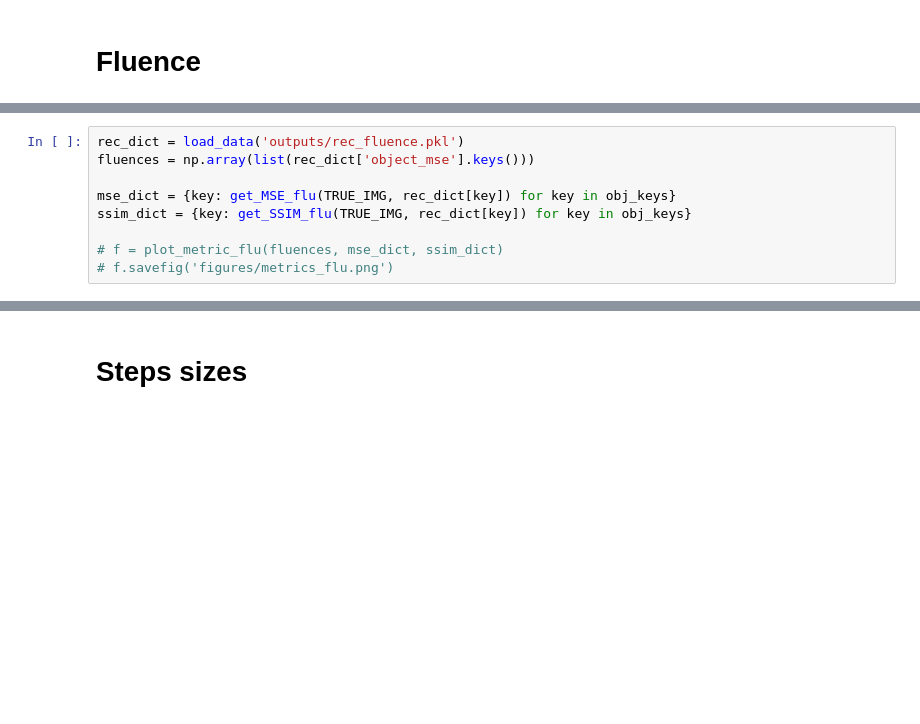
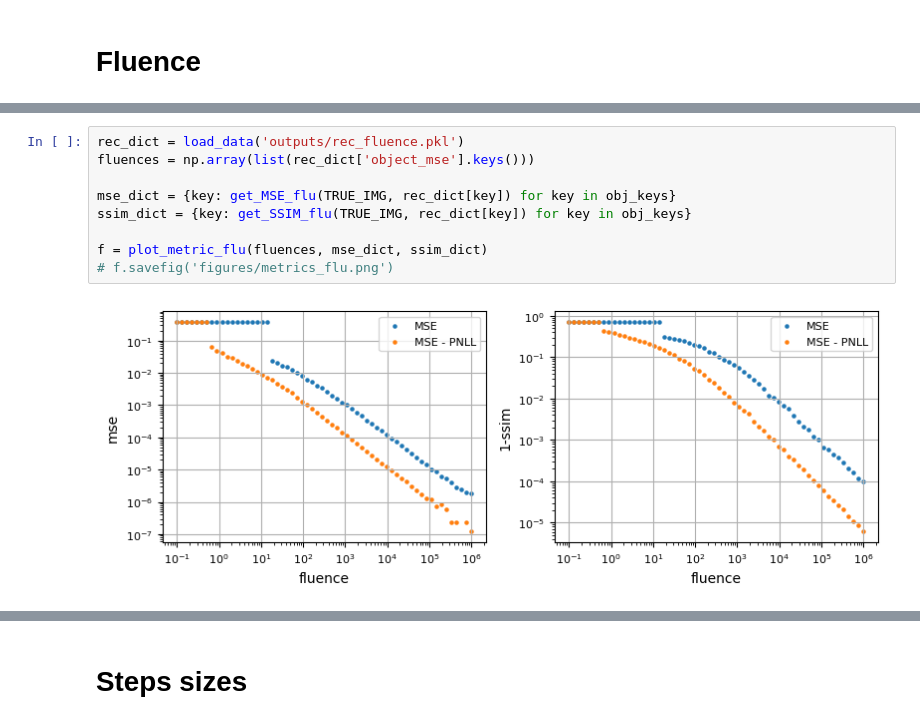
Before and after one commit to raphassaraf/Signal-and-noise-in-ptychographic-imaging, a Jupyter notebook: analysis_final.ipynb, the cells around one changed output, grey strips where cells are left out. Saved outputs shown, nothing was run; the diff lists cells and outputs as text; blank space fills up the shorter version.

```diff
--- a/analysis_final.ipynb
+++ b/analysis_final.ipynb
@@ -91,12 +101,14 @@ f.savefig('figures/initial_diffractions.png', bbox_inches='tight')
 # %%
 rec_dict = load_data('outputs/rec_fluence.pkl')
 fluences = np.array(list(rec_dict['object_mse'].keys()))
 
 mse_dict = {key: get_MSE_flu(TRUE_IMG, rec_dict[key]) for key in obj_keys}
 ssim_dict = {key: get_SSIM_flu(TRUE_IMG, rec_dict[key]) for key in obj_keys}
 
-# f = plot_metric_flu(fluences, mse_dict, ssim_dict)
+f = plot_metric_flu(fluences, mse_dict, ssim_dict)
 # f.savefig('figures/metrics_flu.png')
+# %% [output]
+[figure, added]
 # %%
 start = np.argwhere(fluences >= 100).min()
 X_mse = np.array(fluences[start:])
```
Also changed, not shown: parts of 4 cells of this notebook, 1 other file.
